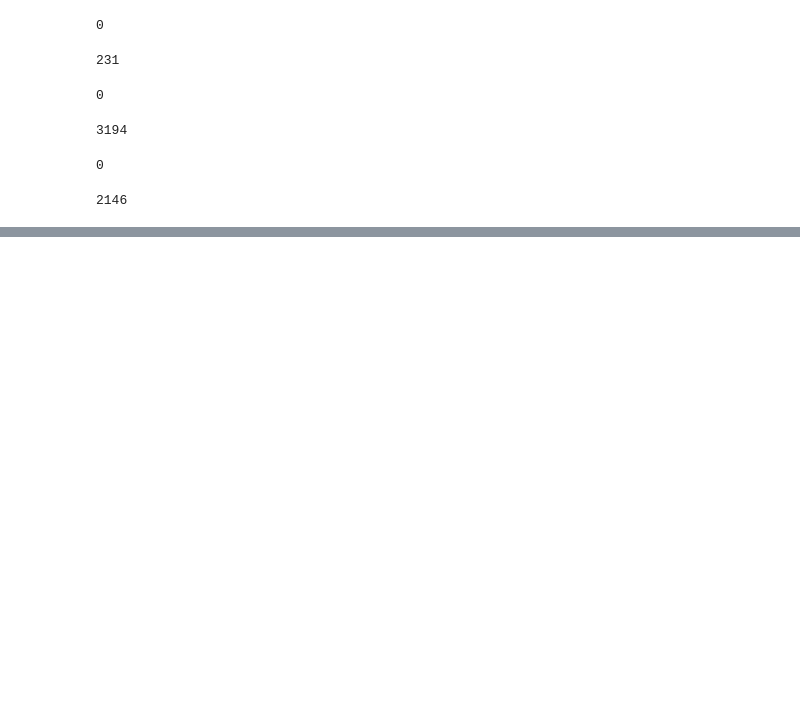
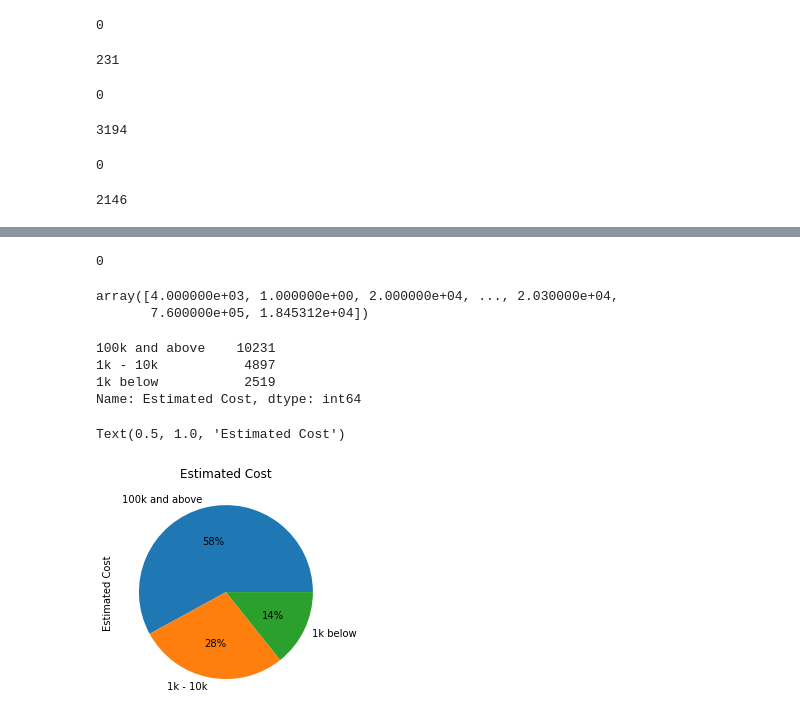
Before and after one commit to PubuduArosha/data-science-and-analytics, a Jupyter notebook: Data_Cleaning.ipynb, the cells around one changed output, grey strips where cells are left out. Saved outputs shown, nothing was run; the diff lists cells and outputs as text; code cells hidden in the pictures; blank space fills up the shorter version.

```diff
--- a/Data_Cleaning.ipynb
+++ b/Data_Cleaning.ipynb
@@ -371,4 +371,4 @@ bp['Issued Date'].isnull().sum()
 # %% [output]
 2146
 # %%
-bp['Issued Date'].fillna('',inplace = True)
+bp['Issued Date'].fillna('7/26/2020',inplace = True)
@@ -374,0 +403,38 @@ bp['Issued Date'].fillna('',inplace = True)
+# %%
+bp['First Construction Document Date'].fillna('7/26/2020',inplace = True)
+# %%
+bp['First Construction Document Date'].isnull().sum()
+# %% [output]
+0
+# %%
+pd.unique(bp['Estimated Cost'].values)
+# %% [output]
+array([4.000000e+03, 1.000000e+00, 2.000000e+04, ..., 2.030000e+04,
+       7.600000e+05, 1.845312e+04])
+# %%
+def CalRanges(v):
+    if v <= 1000:
+        return '1k below'
+    if v > 1000 and v <= 10000:
+        return '1k - 10k'
+    if v > 10000 and v <= 10000:
+        return '10k - 100k'
+    if v > 10000:
+        return '100k and above'
+    return 'other'
+# %%
+EC_ranges = bp['Estimated Cost'].apply(CalRanges)
+# %%
+EC_ranges.value_counts()
+# %% [output]
+100k and above    10231
+1k - 10k           4897
+1k below           2519
+Name: Estimated Cost, dtype: int64
+# %%
+f = plt.figure()
+EC_ranges.value_counts().plot.pie(autopct='%1.0f%%',)
+plt.title('Estimated Cost')
+# %% [output]
+Text(0.5, 1.0, 'Estimated Cost')
+[figure, added]
```
Also changed, not shown: parts of 5 cells of this notebook, 4 other files.
